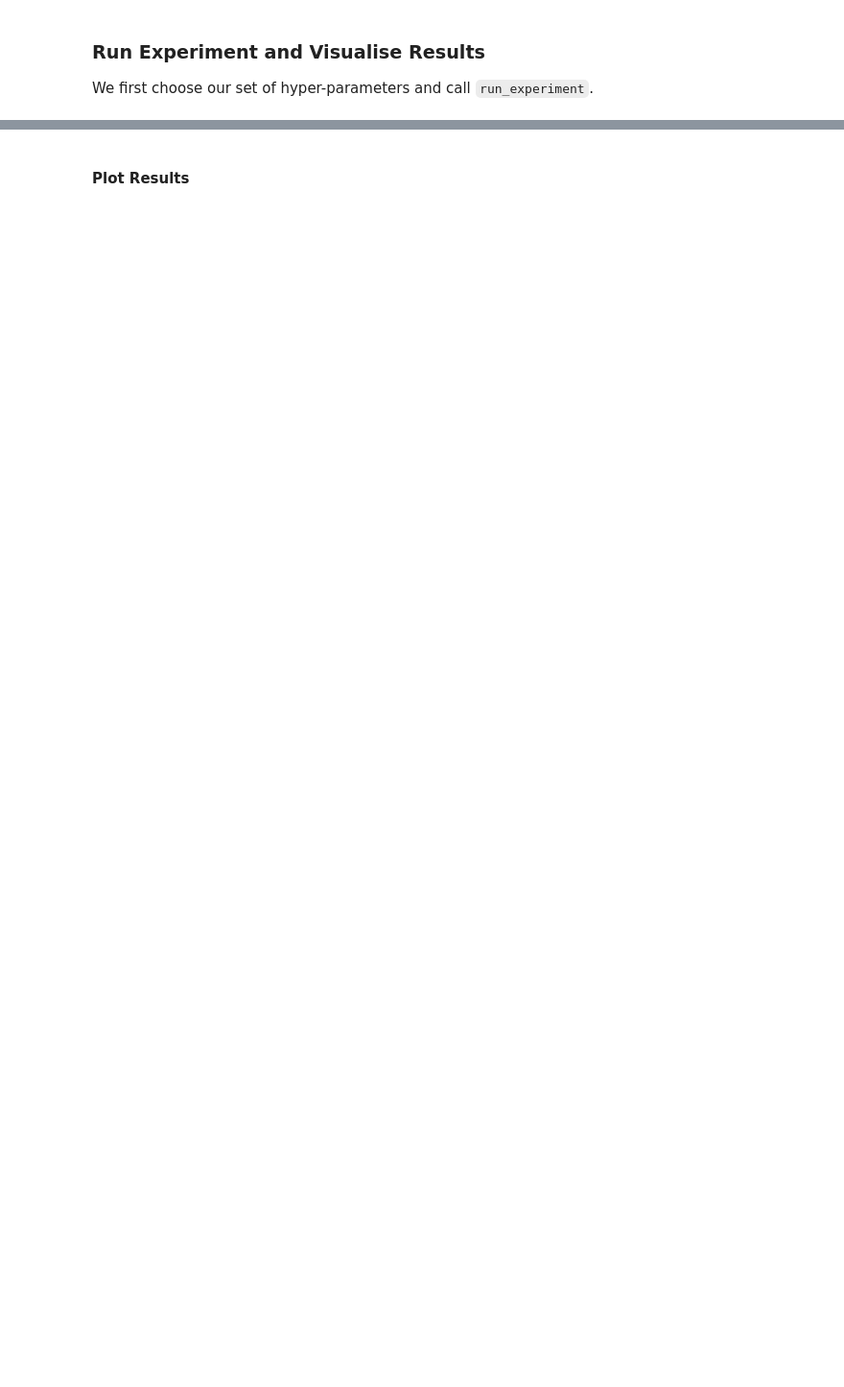
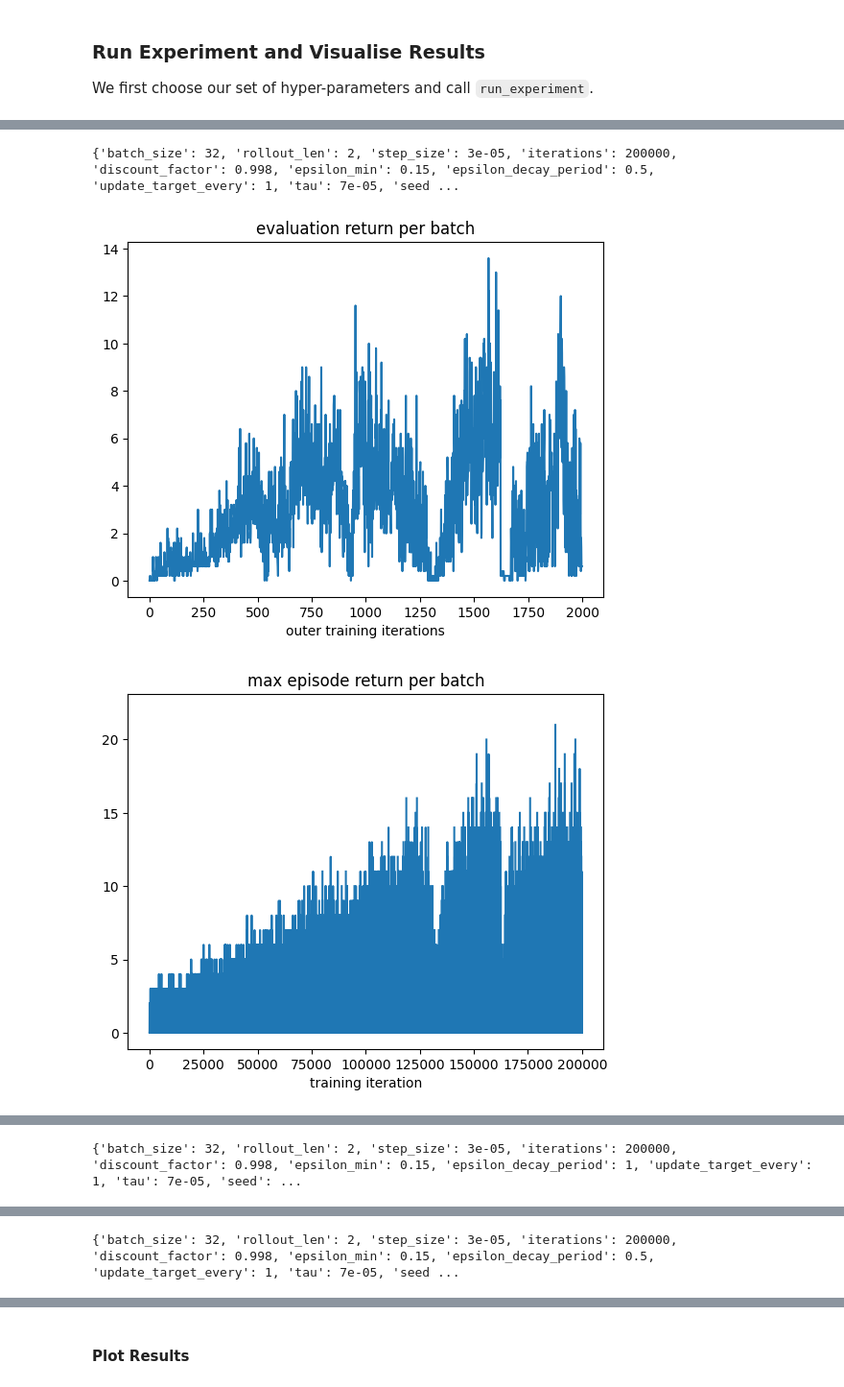
Before and after one commit to instadeepai/jumanji, a Jupyter notebook: examples/snake.ipynb, the cells around one changed output, grey strips where cells are left out. Shown: that part at 96% size. Drawn from its saved outputs; the diff is of its cells as text; code cells hidden in the pictures; blank space fills up the shorter version.

```diff
--- a/examples/snake.ipynb
+++ b/examples/snake.ipynb
@@ -820,20 +771,0 @@ print(q_values)
-# %%
-from jumanji.environments import Snake
-
-env = AutoResetWrapper(Snake(num_rows=6, num_cols=6, time_limit=500))
-eval_env = Snake(num_rows=6, num_cols=6, time_limit=500)
-
-
-info, params = run_experiment(
-    env,
-    eval_env,
-    batch_size=32,
-    rollout_len=2,
-    step_size=1e-4,
-    iterations=40_000,
-    discount_factor=0.997,
-    epsilon_min=0.05,
-    epsilon_decay_period=1,
-    update_target_every=1,
-    seed=0,
-)
@@ -860,0 +849,29 @@ We first choose our set of hyper-parameters and call `run_experiment`.
+# %%
+best_infos = [infos[i] for i in best_is]
+best_runs = [results[i] for i in best_is]
+
+for info, params in zip(best_infos, best_runs):
+    print(params)
+    plt.plot(info["eval_return"])
+    plt.title("evaluation return per batch")
+    plt.xlabel("outer training iterations")
+    plt.show()
+
+    plt.plot(info["max_episode_return"])
+    plt.title("max episode return per batch")
+    plt.xlabel("training iteration")
+    plt.show()
+
+    plt.plot(info["episode_return"])
+    plt.title("episode return per batch")
+    plt.xlabel("training iteration")
+    plt.show()
+
+    plt.plot(info["epsilon"])
+    plt.title("episode return per batch")
+    plt.xlabel("training iteration")
+    plt.show()
+# %% [output]
+{'batch_size': 32, 'rollout_len': 2, 'step_size': 3e-05, 'iterations': 200000, 'discount_factor': 0.998, 'epsilon_min': 0.15, 'epsilon_decay_period': 0.5, 'update_target_every': 1, 'tau': 7e-05, 'seed ...
+[figure, added]
+[figure, added]
@@ -860,0 +880 @@ We first choose our set of hyper-parameters and call `run_experiment`.
+{'batch_size': 32, 'rollout_len': 2, 'step_size': 3e-05, 'iterations': 200000, 'discount_factor': 0.998, 'epsilon_min': 0.15, 'epsilon_decay_period': 1, 'update_target_every': 1, 'tau': 7e-05, 'seed': ...
@@ -860,0 +885 @@ We first choose our set of hyper-parameters and call `run_experiment`.
+{'batch_size': 32, 'rollout_len': 2, 'step_size': 3e-05, 'iterations': 200000, 'discount_factor': 0.998, 'epsilon_min': 0.15, 'epsilon_decay_period': 0.5, 'update_target_every': 1, 'tau': 7e-05, 'seed ...
```
Also changed, not shown: parts of 22 cells of this notebook.
